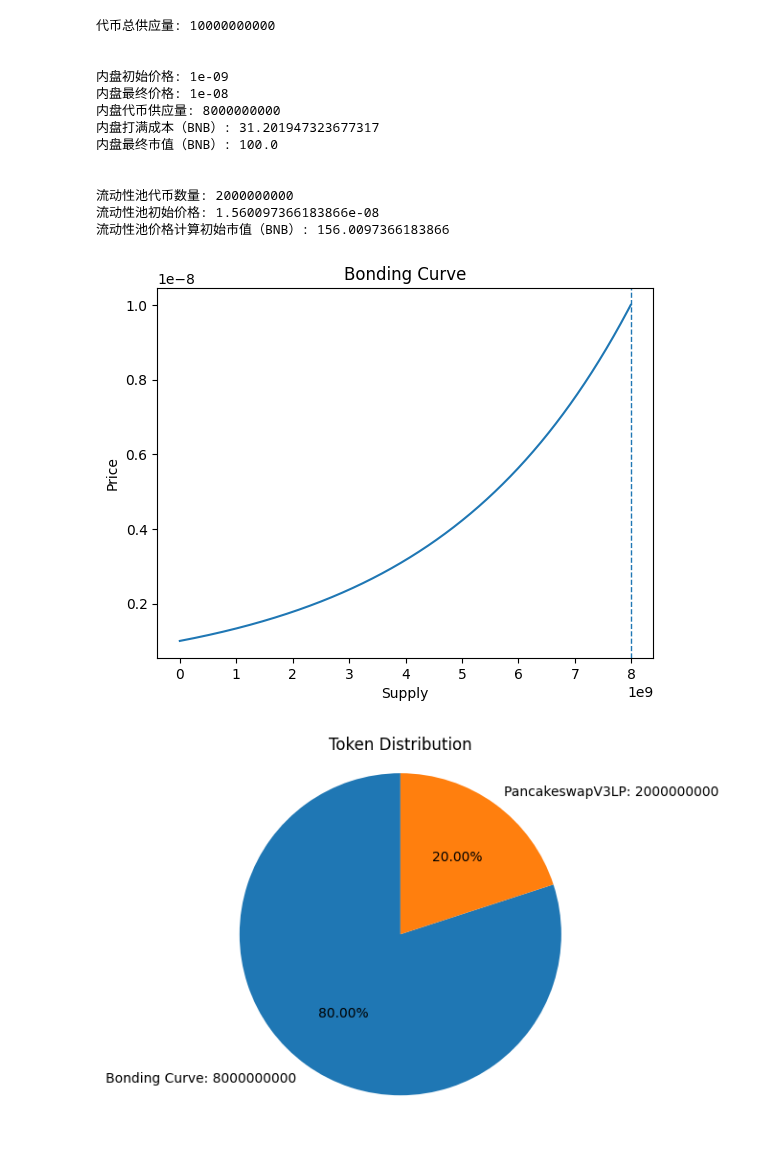
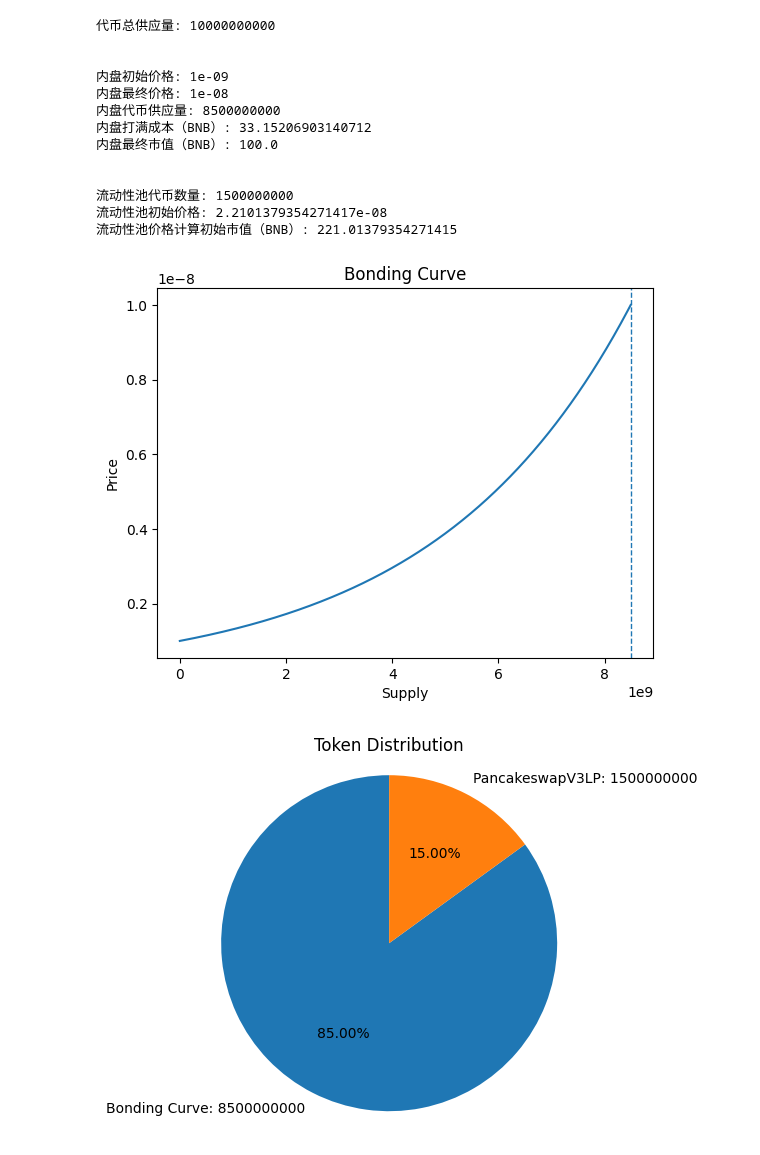
Before and after one commit to yoosoftcc/DexFormulas, a Jupyter notebook: bonding_curve.ipynb, the cells around one changed output. Drawn from its saved outputs; the diff is of its cells as text; code cells hidden in the pictures.

Commit message:
chore: update curve

```diff
--- a/bonding_curve.ipynb
+++ b/bonding_curve.ipynb
@@ -42,7 +42,7 @@ targetPrice = 0.00000001
 
 # 最大供应量：10B
 maxSupply = 10_000_000_000
-maxSupplyAtCurve = 8_000_000_000
+maxSupplyAtCurve = 8_500_000_000
 
 # 允许创建者分配 token，即创建同时捆版买入，默认为 0
 creatorAllocation = 0
@@ -89,37 +89,37 @@ print('流动性池价格计算初始市值（BNB）:', maxSupply * initial_lp_p
 # style 为 plain 即 禁用科学计数法格式，但有些长
 ax = pyplot.gca()
 ax.ticklabel_format(style='sci', axis='y')
 ax.ticklabel_format(style='sci', axis='x')
 
 pyplot.title("Bonding Curve")
 pyplot.xlabel("Supply")
 pyplot.ylabel("Price")
 pyplot.plot(x, y)
 pyplot.axvline(maxSupplyAtCurve, linewidth=1, linestyle='--')
 pyplot.show()
 
 # 价格需要确保从内盘平移至 LP池，即价格模型从 bonding curve 转变为 x*y=k AMM
 # 代币分配见饼图
 lpBNB = reserve - launch_fee
 lpToken =  maxSupply - maxSupplyAtCurve
 pyplot.pie([maxSupplyAtCurve, lpToken],
            labels=[f"Bonding Curve: {int(maxSupplyAtCurve)}", f"PancakeswapV3LP: {int(lpToken)}"], autopct='%1.2f%%', startangle=90)
 pyplot.axis('equal')
 pyplot.title('Token Distribution')
 pyplot.show()
 # %% [output]
 代币总供应量: 10000000000
 
 
 内盘初始价格: 1e-09
 内盘最终价格: 1e-08
-内盘代币供应量: 8000000000
-内盘打满成本（BNB）: 31.201947323677317
+内盘代币供应量: 8500000000
+内盘打满成本（BNB）: 33.15206903140712
 内盘最终市值（BNB）: 100.0
 
 
-流动性池代币数量: 2000000000
-流动性池初始价格: 1.560097366183866e-08
-流动性池价格计算初始市值（BNB）: 156.0097366183866
+流动性池代币数量: 1500000000
+流动性池初始价格: 2.2101379354271417e-08
+流动性池价格计算初始市值（BNB）: 221.01379354271415
-[figure, old version]
+[figure, new version]
-[figure, old version]
+[figure, new version]
```
